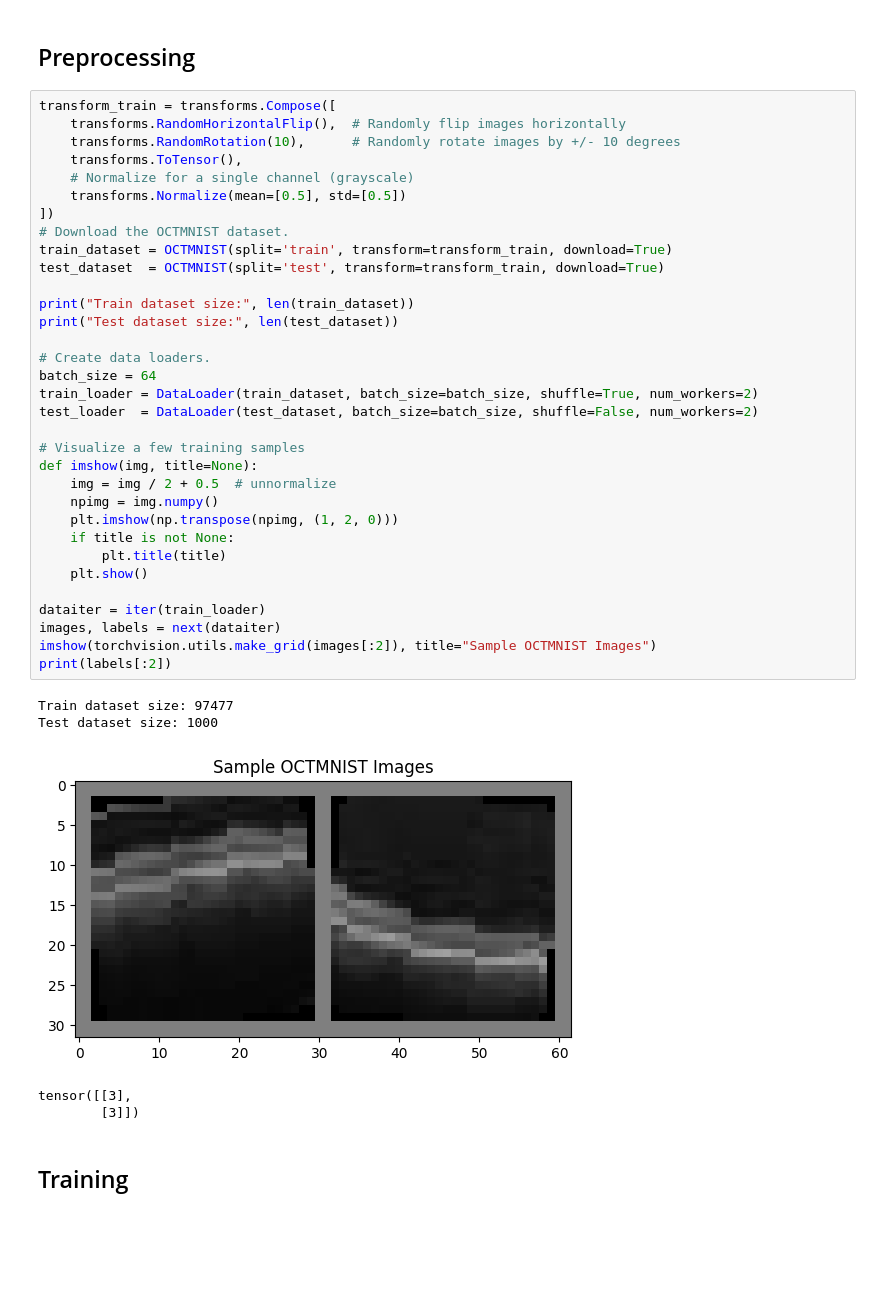
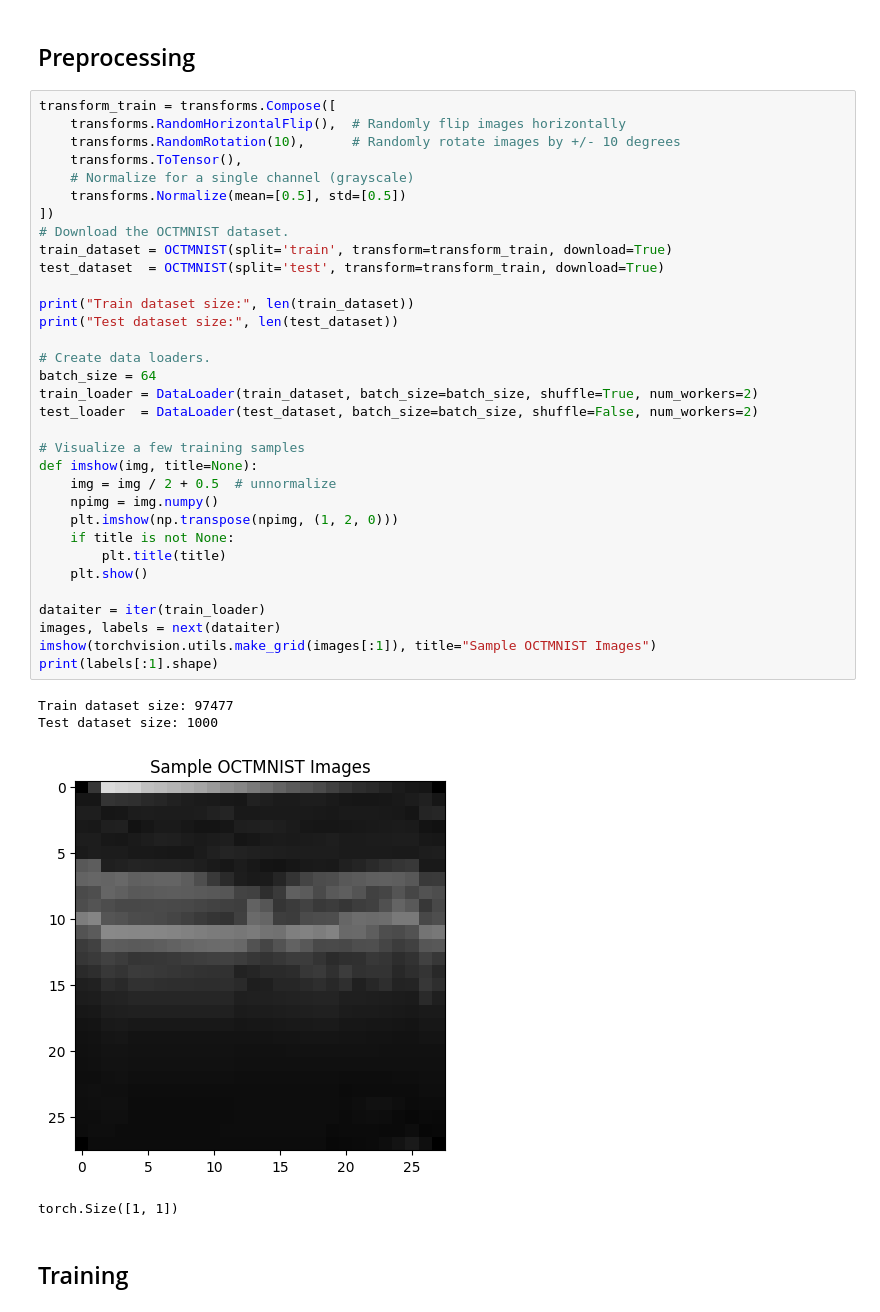
Before and after one commit to LucasColas/CNN-vs-ViT, a Jupyter notebook: ResNet.ipynb, the cells around one changed output. Saved outputs shown, nothing was run; the diff lists cells and outputs as text; blank space fills up the shorter version.

```diff
--- a/ResNet.ipynb
+++ b/ResNet.ipynb
@@ -212,38 +212,37 @@ transform_train = transforms.Compose([
     transforms.ToTensor(),
     # Normalize for a single channel (grayscale)
     transforms.Normalize(mean=[0.5], std=[0.5])
 ])
 # Download the OCTMNIST dataset.
 train_dataset = OCTMNIST(split='train', transform=transform_train, download=True)
 test_dataset  = OCTMNIST(split='test', transform=transform_train, download=True)
 
 print("Train dataset size:", len(train_dataset))
 print("Test dataset size:", len(test_dataset))
 
 # Create data loaders.
 batch_size = 64
 train_loader = DataLoader(train_dataset, batch_size=batch_size, shuffle=True, num_workers=2)
 test_loader  = DataLoader(test_dataset, batch_size=batch_size, shuffle=False, num_workers=2)
 
 # Visualize a few training samples
 def imshow(img, title=None):
     img = img / 2 + 0.5  # unnormalize
     npimg = img.numpy()
     plt.imshow(np.transpose(npimg, (1, 2, 0)))
     if title is not None:
         plt.title(title)
     plt.show()
 
 dataiter = iter(train_loader)
 images, labels = next(dataiter)
-imshow(torchvision.utils.make_grid(images[:2]), title="Sample OCTMNIST Images")
-print(labels[:2])
+imshow(torchvision.utils.make_grid(images[:1]), title="Sample OCTMNIST Images")
+print(labels[:1].shape)
 # %% [output]
 Train dataset size: 97477
 Test dataset size: 1000
-[figure, old version]
+[figure, new version]
-tensor([[3],
-        [3]])
+torch.Size([1, 1])
 # %% [markdown]
 ## Training
 # %%
```
Also changed, not shown: parts of 6 cells of this notebook.
